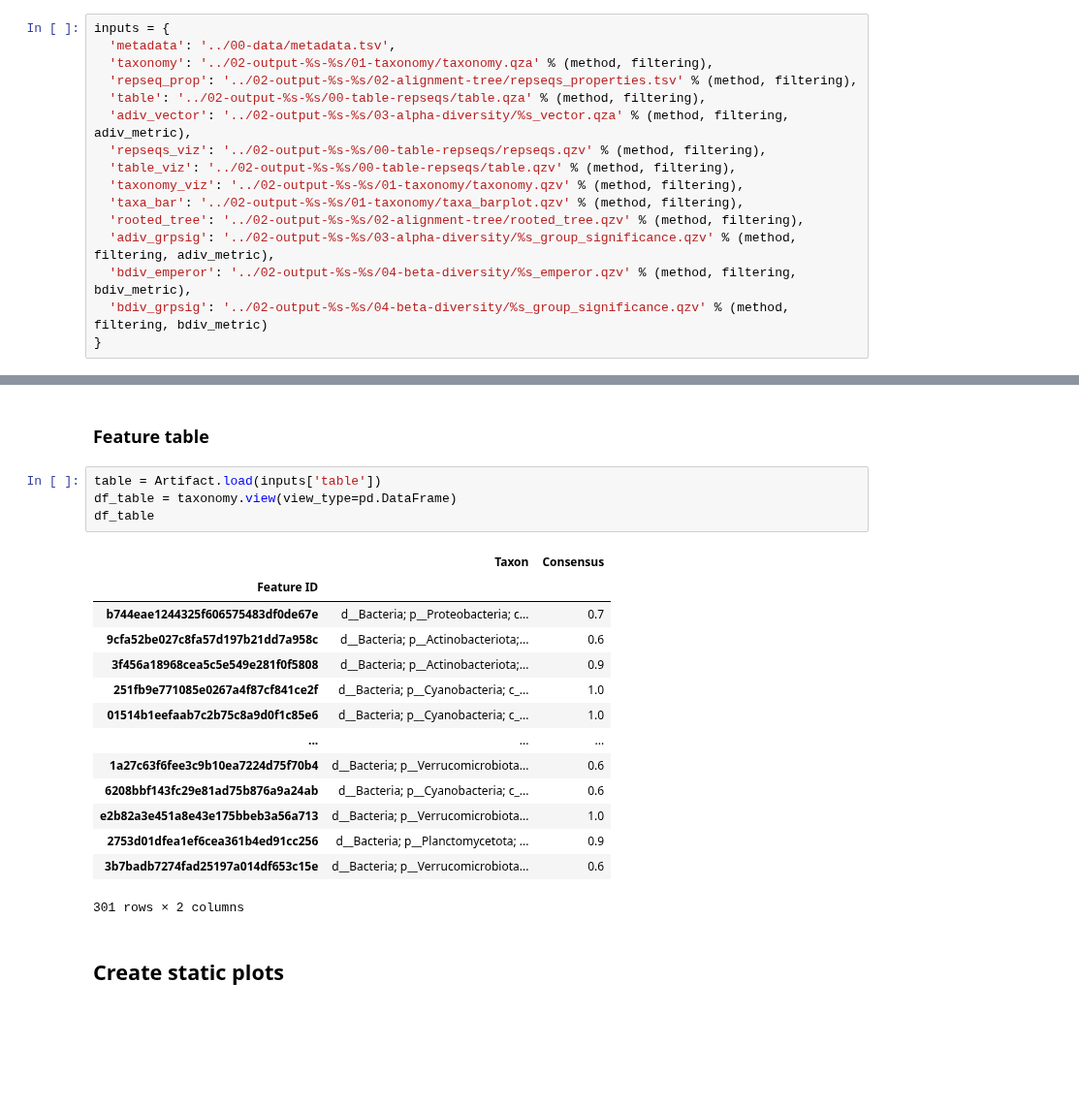
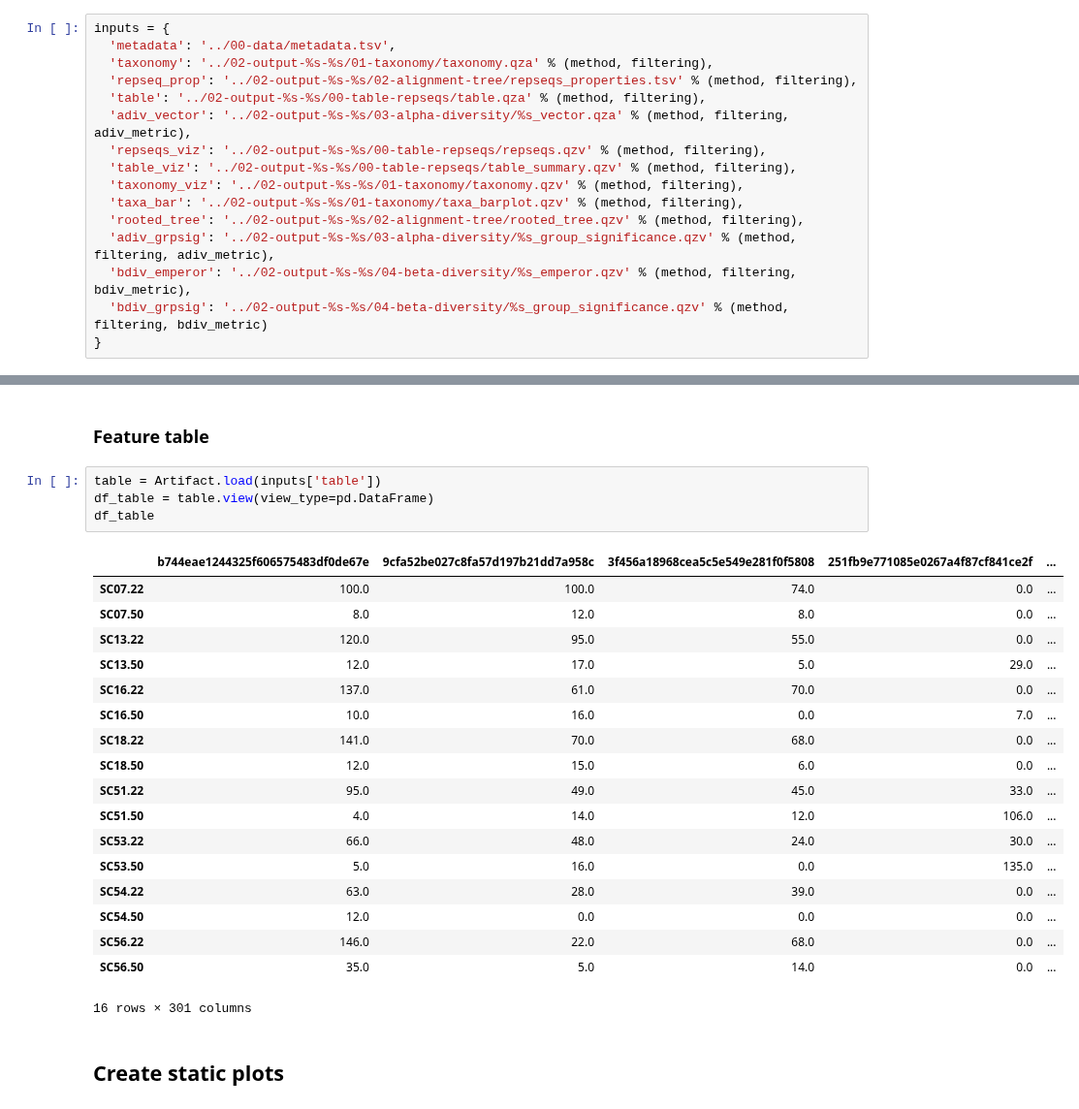
Before and after one commit to aomlomics/tourmaline, a Jupyter notebook: notebooks/tourmaline_python_notebook.ipynb, the cells around one changed output, grey strips where cells are left out. Shown at 97% size. Drawn from its saved outputs; the diff is of its cells as text; blank space fills up the shorter version.

```diff
--- a/notebooks/tourmaline_python_notebook.ipynb
+++ b/notebooks/tourmaline_python_notebook.ipynb
@@ -41,7 +46,7 @@ inputs = {
   'table': '../02-output-%s-%s/00-table-repseqs/table.qza' % (method, filtering),
   'adiv_vector': '../02-output-%s-%s/03-alpha-diversity/%s_vector.qza' % (method, filtering, adiv_metric),
   'repseqs_viz': '../02-output-%s-%s/00-table-repseqs/repseqs.qzv' % (method, filtering),
-  'table_viz': '../02-output-%s-%s/00-table-repseqs/table.qzv' % (method, filtering),
+  'table_viz': '../02-output-%s-%s/00-table-repseqs/table_summary.qzv' % (method, filtering),
   'taxonomy_viz': '../02-output-%s-%s/01-taxonomy/taxonomy.qzv' % (method, filtering),
   'taxa_bar': '../02-output-%s-%s/01-taxonomy/taxa_barplot.qzv' % (method, filtering),
   'rooted_tree': '../02-output-%s-%s/02-alignment-tree/rooted_tree.qzv' % (method, filtering),
@@ -108,23 +113,27 @@ df_tax
 ### Feature table
 # %%
 table = Artifact.load(inputs['table'])
-df_table = taxonomy.view(view_type=pd.DataFrame)
+df_table = table.view(view_type=pd.DataFrame)
 df_table
 # %% [output]
-|  | Taxon | Consensus |
-| Feature ID |  |  |
-| b744eae1244325f606575483df0de67e | d__Bacteria; p__Proteobacteria; c... | 0.7 |
-| 9cfa52be027c8fa57d197b21dd7a958c | d__Bacteria; p__Actinobacteriota;... | 0.6 |
-| 3f456a18968cea5c5e549e281f0f5808 | d__Bacteria; p__Actinobacteriota;... | 0.9 |
-| 251fb9e771085e0267a4f87cf841ce2f | d__Bacteria; p__Cyanobacteria; c_... | 1.0 |
-| 01514b1eefaab7c2b75c8a9d0f1c85e6 | d__Bacteria; p__Cyanobacteria; c_... | 1.0 |
-| ... | ... | ... |
-| 1a27c63f6fee3c9b10ea7224d75f70b4 | d__Bacteria; p__Verrucomicrobiota... | 0.6 |
-| 6208bbf143fc29e81ad75b876a9a24ab | d__Bacteria; p__Cyanobacteria; c_... | 0.6 |
-| e2b82a3e451a8e43e175bbeb3a56a713 | d__Bacteria; p__Verrucomicrobiota... | 1.0 |
-| 2753d01dfea1ef6cea361b4ed91cc256 | d__Bacteria; p__Planctomycetota; ... | 0.9 |
-| 3b7badb7274fad25197a014df653c15e | d__Bacteria; p__Verrucomicrobiota... | 0.6 |
+|  | b744eae1244325f606575483df0de67e | 9cfa52be027c8fa57d197b21dd7a958c | 3f456a18968cea5c5e549e281f0f5808 | 251fb9e771085e0267a4f87cf841ce2f | ... |
+| SC07.22 | 100.0 | 100.0 | 74.0 | 0.0 | ... |
+| SC07.50 | 8.0 | 12.0 | 8.0 | 0.0 | ... |
+| SC13.22 | 120.0 | 95.0 | 55.0 | 0.0 | ... |
+| SC13.50 | 12.0 | 17.0 | 5.0 | 29.0 | ... |
+| SC16.22 | 137.0 | 61.0 | 70.0 | 0.0 | ... |
+| SC16.50 | 10.0 | 16.0 | 0.0 | 7.0 | ... |
+| SC18.22 | 141.0 | 70.0 | 68.0 | 0.0 | ... |
+| SC18.50 | 12.0 | 15.0 | 6.0 | 0.0 | ... |
+| SC51.22 | 95.0 | 49.0 | 45.0 | 33.0 | ... |
+| SC51.50 | 4.0 | 14.0 | 12.0 | 106.0 | ... |
+| SC53.22 | 66.0 | 48.0 | 24.0 | 30.0 | ... |
+| SC53.50 | 5.0 | 16.0 | 0.0 | 135.0 | ... |
+| SC54.22 | 63.0 | 28.0 | 39.0 | 0.0 | ... |
+| SC54.50 | 12.0 | 0.0 | 0.0 | 0.0 | ... |
+| SC56.22 | 146.0 | 22.0 | 68.0 | 0.0 | ... |
+| SC56.50 | 35.0 | 5.0 | 14.0 | 0.0 | ... |
-301 rows × 2 columns
+16 rows × 301 columns
 # %% [markdown]
 ## Create static plots
 # %% [markdown]
```
Also changed, not shown: parts of 15 cells of this notebook.
